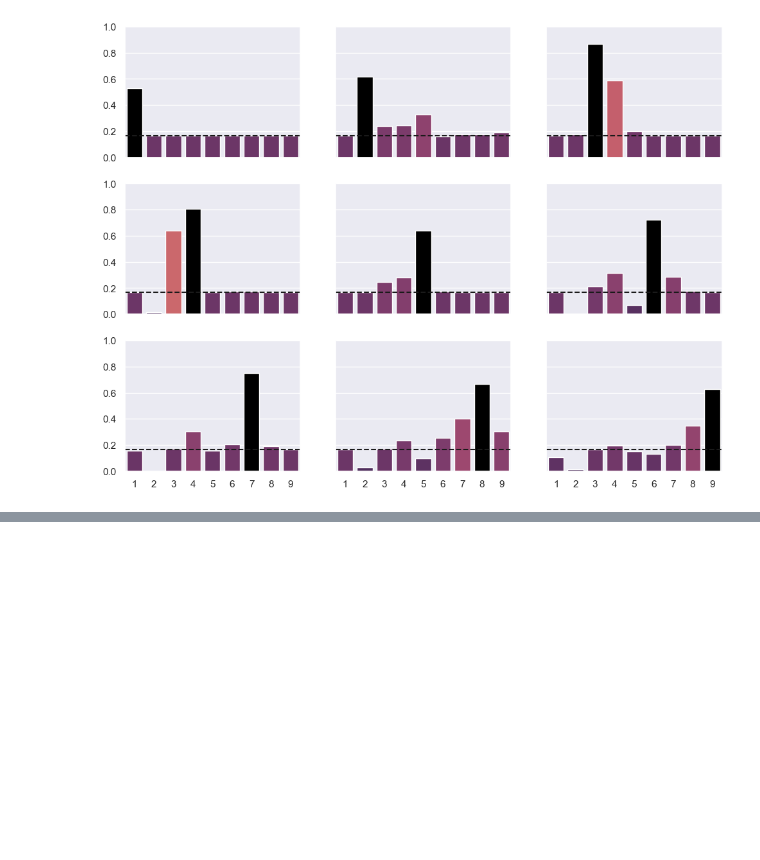
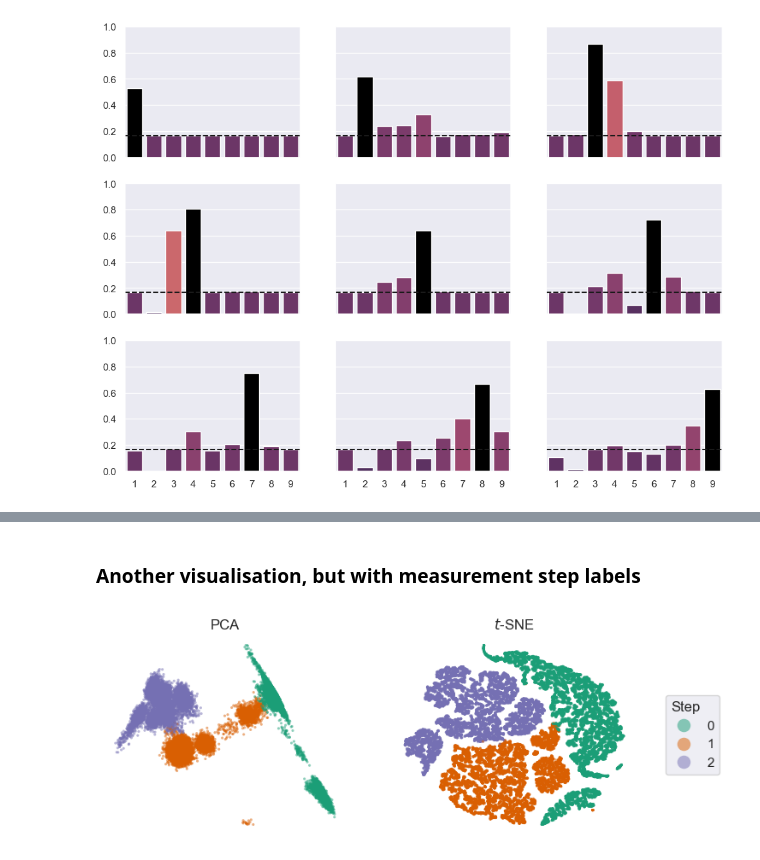
Before and after one commit to BenPrie/quantum-noise-ml, a Jupyter notebook: fingerprint-classifcation.ipynb, the cells around one changed output, grey strips where cells are left out. Drawn from its saved outputs; the diff is of its cells as text; code cells hidden in the pictures; blank space fills up the shorter version.

```diff
--- a/fingerprint-classifcation.ipynb
+++ b/fingerprint-classifcation.ipynb
@@ -535,0 +545,39 @@ plt.savefig('./figures/svm/single-measurement-training/performance-across-all-me
+# %% [markdown]
+### Another visualisation, but with measurement step labels
+# %%
+# Load data. Using all measurement steps is a LOT of data, so let's not use so much just yet.
+xs, _, _, _, _, _, ys, _, _ = load_flipped_dataset(dataset_path, steps=np.arange(3), test_size=.0, val_size=.0, as_torch=False)
+
+# Instantiate and fit a 2D PCA to the distribution data (for the given measurement step).
+pca = PCA(n_components=2)
+xs_pca = pca.fit_transform(xs)
+
+# Likewise for t-SNE
+tsne = TSNE(n_components=2)
+xs_tsne = tsne.fit_transform(xs)
+
+# Create DataFrames for them (makes hue options easier).
+pca_data = pd.DataFrame({'x': xs_pca[:, 0], 'y': xs_pca[:, 1], 'Measurement Step': ys.astype(int)})
+tsne_data = pd.DataFrame({'x': xs_tsne[:, 0], 'y': xs_tsne[:, 1], 'Measurement Step': ys.astype(int)})
+# %%
+fig, (ax1, ax2) = plt.subplots(1, 2, figsize=(8, 3))
+palette = 'Dark2'
+size = 5
+alpha = .5
+plot1 = sns.scatterplot(data=pca_data, x='x', y='y', hue='Measurement Step', ax=ax1, s=size, linewidth=0, alpha=alpha, palette=palette)
+plot2 = sns.scatterplot(data=tsne_data, x='x', y='y', hue='Measurement Step', ax=ax2, s=size, linewidth=0, alpha=alpha, palette=palette)
+
+# Beautification.
+ax1.set_title('PCA')
+ax2.set_title('$t$-SNE')
+
+ax1.set_axis_off()
+ax2.set_axis_off()
+
+ax1.get_legend().remove()
+legend = ax2.legend(loc='center left', bbox_to_anchor=(1.1, 0.5), markerscale=5, title='Step')
+legend._legend_box.align = "left"
+
+plt.savefig('./figures/martina-data-visualisation-by-step', bbox_inches='tight')
+# %% [output]
+[figure, added]
```
Also changed, not shown: parts of 5 cells of this notebook, 3 other files.
